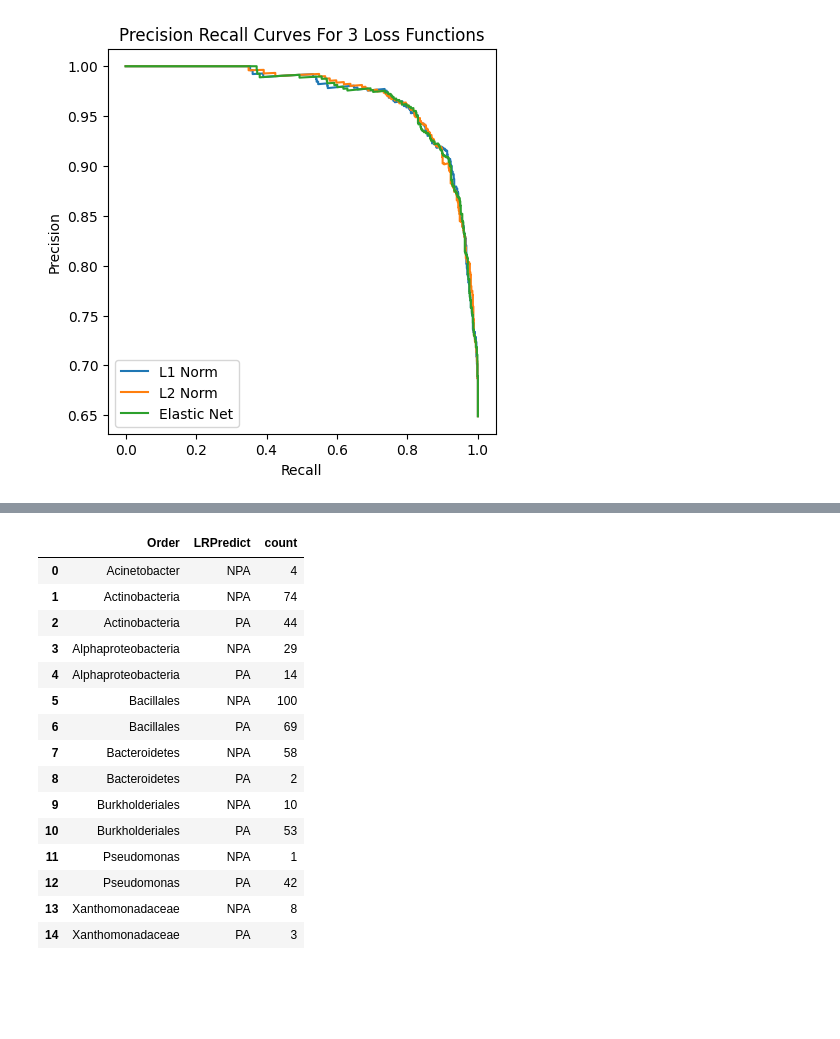
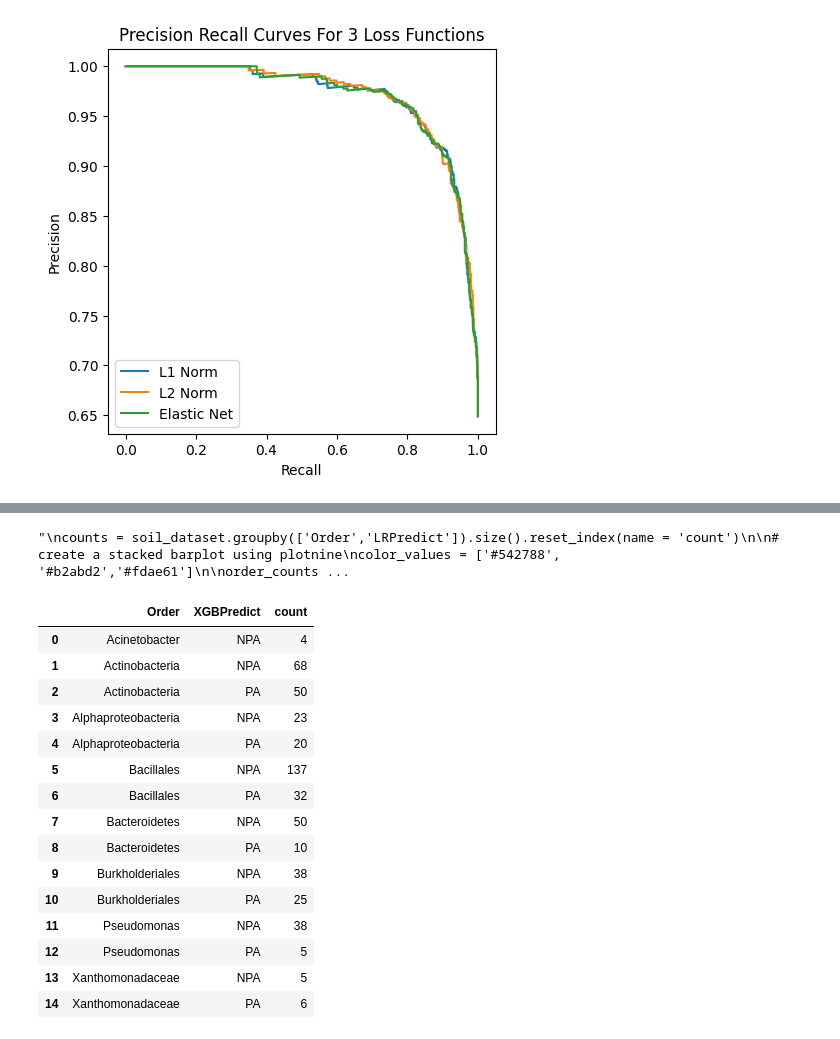
Before and after one commit to ajlukasiewicz/Team_9_MacLearn, a Jupyter notebook: Prediction_of_plant_associated_bacteria.ipynb, the cells around one changed output, grey strips where cells are left out. Saved outputs shown, nothing was run; the diff lists cells and outputs as text; code cells hidden in the pictures; blank space fills up the shorter version.

```diff
--- a/Prediction_of_plant_associated_bacteria.ipynb
+++ b/Prediction_of_plant_associated_bacteria.ipynb
@@ -532,7 +569,27 @@ X_soil = soil_norm[union_features]
 LRPredict = LR.predict(X_soil)
 
 soil_dataset['LRPredict'] = LRPredict
+# %%
+#AL, SC and ML
+#applying XGB model to soil dataset
+
+#generate soil data
+soil_dataset = pd.merge(soilcan, soilcog.drop(columns, axis = 1), on='2016_taxon_oid', how='left')
+
+#normalize
+scaler = StandardScaler()
+soil_norm = pd.DataFrame(scaler.fit_transform(soil_dataset.iloc[:,4:]), columns = soil_dataset.iloc[:,4:].columns)
+soil_norm.head()
+
+#extract union features
+X_soil = soil_norm[union_features]
+
+#make predictions
+XGBPredict = XGB.predict(X_soil)
+
+soil_dataset['XGBPredict'] = XGBPredict
 # %%
+'''
 counts = soil_dataset.groupby(['Order','LRPredict']).size().reset_index(name = 'count')
 
 # create a stacked barplot using plotnine
@@ -545,22 +602,39 @@ order_counts = ggplot(counts, aes(x='Order', y='count', fill='LRPredict')) + \
     coord_flip() + \
     scale_fill_manual(values = color_values) + \
     theme_classic()
+'''
+# %% [output]
+"\ncounts = soil_dataset.groupby(['Order','LRPredict']).size().reset_index(name = 'count')\n\n# create a stacked barplot using plotnine\ncolor_values = ['#542788', '#b2abd2','#fdae61']\n\norder_counts ...
-# %%
-counts
-# %% [output]
-|  | Order | LRPredict | count |
-| 0 | Acinetobacter | NPA | 4 |
-| 1 | Actinobacteria | NPA | 74 |
-| 2 | Actinobacteria | PA | 44 |
-| 3 | Alphaproteobacteria | NPA | 29 |
-| 4 | Alphaproteobacteria | PA | 14 |
-| 5 | Bacillales | NPA | 100 |
-| 6 | Bacillales | PA | 69 |
-| 7 | Bacteroidetes | NPA | 58 |
-| 8 | Bacteroidetes | PA | 2 |
-| 9 | Burkholderiales | NPA | 10 |
-| 10 | Burkholderiales | PA | 53 |
-| 11 | Pseudomonas | NPA | 1 |
-| 12 | Pseudomonas | PA | 42 |
-| 13 | Xanthomonadaceae | NPA | 8 |
-| 14 | Xanthomonadaceae | PA | 3 |
+# %%
+counts = soil_dataset.groupby(['Order','XGBPredict']).size().reset_index(name = 'count')
+
+# create a stacked barplot using plotnine
+color_values = ['#542788', '#b2abd2','#fdae61']
+
+order_counts = ggplot(counts, aes(x='Order', y='count', fill='XGBPredict')) + \
+    geom_bar(stat='identity') + \
+    labs(x = 'Order', y='Count', fill='Classification') + \
+    ggtitle('Classification of soil dataset')+ \
+    coord_flip() + \
+    scale_fill_manual(values = color_values) + \
+    theme_classic()
+# %%
+counts["XGBPredict"] = counts["XGBPredict"].replace({1: "PA", 0: "NPA"})
+counts
+# %% [output]
+|  | Order | XGBPredict | count |
+| 0 | Acinetobacter | NPA | 4 |
+| 1 | Actinobacteria | NPA | 68 |
+| 2 | Actinobacteria | PA | 50 |
+| 3 | Alphaproteobacteria | NPA | 23 |
+| 4 | Alphaproteobacteria | PA | 20 |
+| 5 | Bacillales | NPA | 137 |
+| 6 | Bacillales | PA | 32 |
+| 7 | Bacteroidetes | NPA | 50 |
+| 8 | Bacteroidetes | PA | 10 |
+| 9 | Burkholderiales | NPA | 38 |
+| 10 | Burkholderiales | PA | 25 |
+| 11 | Pseudomonas | NPA | 38 |
+| 12 | Pseudomonas | PA | 5 |
+| 13 | Xanthomonadaceae | NPA | 5 |
+| 14 | Xanthomonadaceae | PA | 6 |
```
Also changed, not shown: parts of 7 cells of this notebook.
